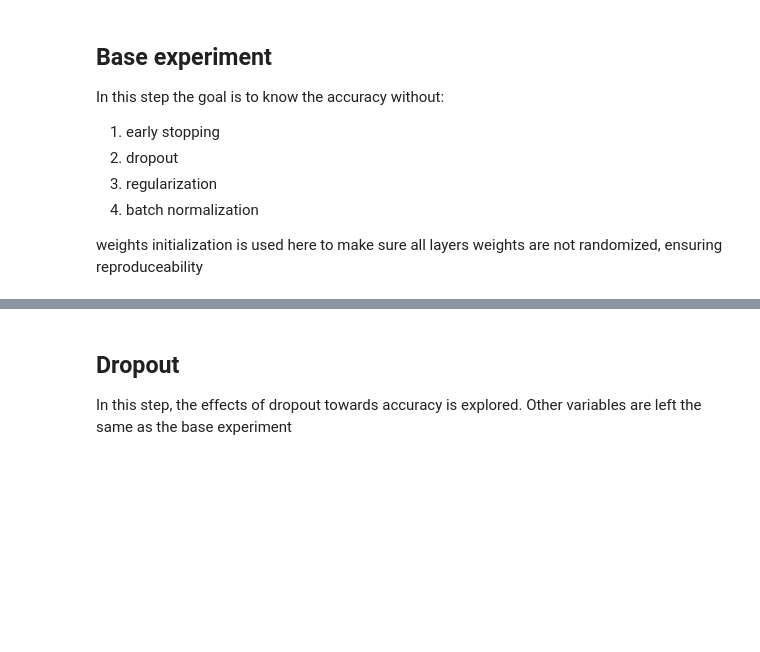
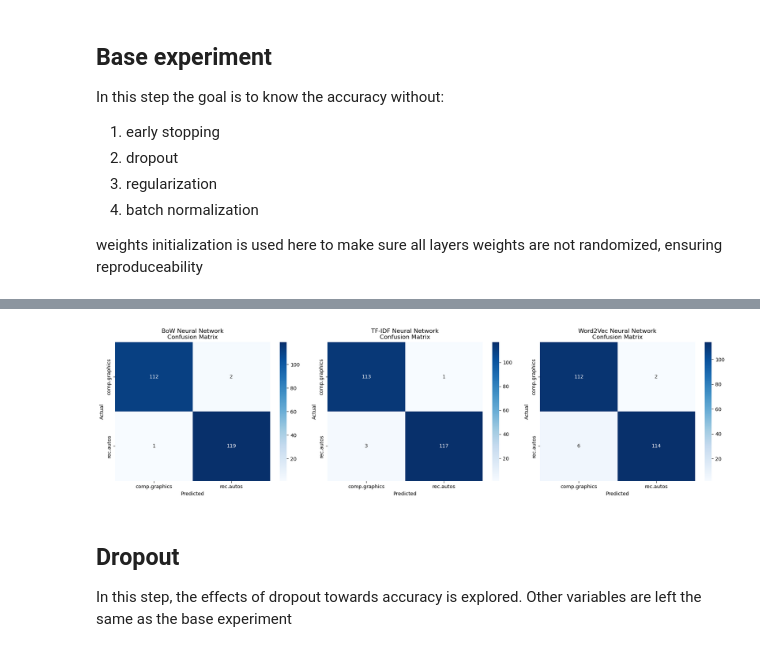
Before and after one commit to madnanrizqu/cs681-assignment-2, a Jupyter notebook: news.ipynb, the cells around one changed output, grey strips where cells are left out. Drawn from its saved outputs; the diff is of its cells as text; code cells hidden in the pictures; blank space fills up the shorter version.

Commit message:
visualization done

```diff
--- a/news.ipynb
+++ b/news.ipynb
@@ -502,3 +500,43 @@ CountVectorizer + Neural Network:
+# %%
+# Confusion Matrix Visualization
+import matplotlib.pyplot as plt
+import seaborn as sns
+from sklearn.metrics import confusion_matrix
+
+# Define the classes for better labeling
+class_names = ['comp.graphics', 'rec.autos']
+
+# Set up a figure with 3 subplots for the 3 models
+fig, axes = plt.subplots(1, 3, figsize=(18, 5))
+
+# BoW Model Confusion Matrix
+cm_bow = confusion_matrix(y_test, y_pred_labels)
+sns.heatmap(cm_bow, annot=True, fmt='d', cmap='Blues',
+           xticklabels=class_names, yticklabels=class_names, ax=axes[0])
+axes[0].set_xlabel('Predicted')
+axes[0].set_ylabel('Actual')
+axes[0].set_title('BoW Neural Network\nConfusion Matrix')
+
+# TF-IDF Model Confusion Matrix
+cm_tfidf = confusion_matrix(y_test, y_pred_tfidf_labels)
+sns.heatmap(cm_tfidf, annot=True, fmt='d', cmap='Blues',
+           xticklabels=class_names, yticklabels=class_names, ax=axes[1])
+axes[1].set_xlabel('Predicted')
+axes[1].set_ylabel('Actual')
+axes[1].set_title('TF-IDF Neural Network\nConfusion Matrix')
+
+# Word2Vec Model Confusion Matrix
+cm_w2v = confusion_matrix(y_test, y_pred_w2v_labels)
+sns.heatmap(cm_w2v, annot=True, fmt='d', cmap='Blues',
+           xticklabels=class_names, yticklabels=class_names, ax=axes[2])
+axes[2].set_xlabel('Predicted')
+axes[2].set_ylabel('Actual')
+axes[2].set_title('Word2Vec Neural Network\nConfusion Matrix')
+
+plt.tight_layout()
+plt.show()
+# %% [output]
+[figure, added]
 # %% [markdown]
 ## Dropout
 In this step, the effects of dropout towards accuracy is explored. Other variables are left the same as the base experiment
```
Also changed, not shown: parts of 13 cells of this notebook.
